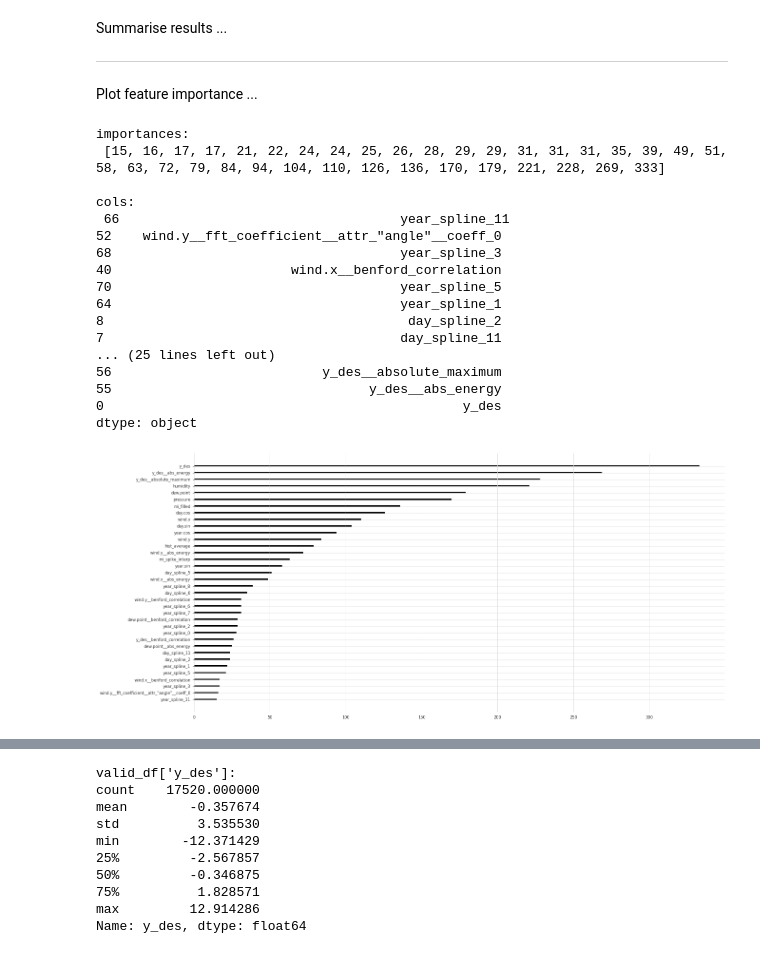
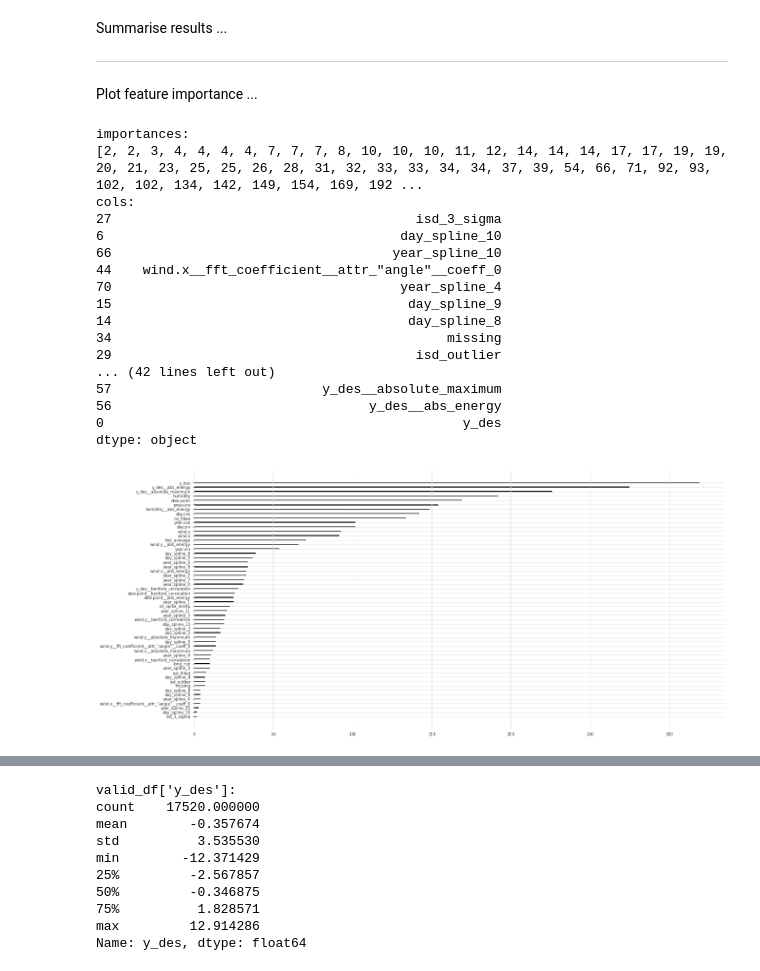
Before and after one commit to makeyourownmaker/CambridgeTemperatureNotebooks, a Jupyter notebook: notebooks/gradient_boosting.ipynb, the cells around one changed output, grey strips where cells are left out. Cells and saved outputs as stored; diff of their text form; code cells hidden in the pictures.

Commit message:
Computed absolute humidity and relative humidity - did not improve results :-(

```diff
--- a/notebooks/gradient_boosting.ipynb
+++ b/notebooks/gradient_boosting.ipynb
@@ -401,0 +392,33 @@ print(df['y_des'].corr(df['y_des__absolute_maximum']))
+# %%
+print('y dew.point:',                   df['y'].corr(df['dew.point']))
+print('y_des dew.point:',               df['y_des'].corr(df['dew.point']))
+print('y_des y_des__abs_energy:',       df['y_des'].corr(df['y_des__abs_energy']))
+print('y_des y_des__absolute_maximum:', df['y_des'].corr(df['y_des__absolute_maximum']))
+
+# From https://www.kaggle.com/code/davidbnn92/weather-data
+# compute relative humidity as ratio between actual vapour pressure (computed from dewpoint temperature)
+# and saturation vapour pressure (computed from temperature) (the constant 6.1121 cancels out)
+# df['rh'] = (np.exp((18.678*dewp)/(257.14+dewp))/np.exp((18.678*temp)/(257.14+temp)))
+df['rh'] = 100 * (np.exp((18.678 * df['dew.point']) / (257.14 + df['dew.point'])) / np.exp((18.678 * df['y']) / (257.14 + df['y'])))
+df.loc[df['rh'] > 100.0, 'rh'] = 100.0
+
+# From https://www.kaggle.com/code/davidbnn92/weather-data
+# calculate actual vapour pressure (in pascals)
+# then use it to compute absolute humidity from the gas law of vapour
+# (ah = mass / volume = pressure / (constant * temperature))
+#df = df.dropna()
+# df['ah'] = ((np.exp((18.678*dewp)/(257.14+dewp))) * 6.1121 * 100) / (461.5 * temp)
+#df['ah'] = ((np.exp((18.678 * df['dew.point']) / (257.14 + df['dew.point']))) * 6.1121 * 100) / (461.5 * df['y'])
+
+# From https://carnotcycle.wordpress.com/2012/08/04/how-to-convert-relative-humidity-to-absolute-humidity/
+# 6.112 × e^[(17.67 × T)/(T+243.5)] × rh × 2.1674 / (273.15+T)
+df['ah'] = 13.24715 * df['rh'] * (np.exp((17.67 * df['y']) / (243.5 + df['y']))) / (273.15 + df['y'])
+
+print('humidity ah:', df['humidity'].corr(df['ah']))
+print('humidity rh:', df['humidity'].corr(df['rh']))
+print('ah:', df['ah'].describe(), sep='\n')
+print('rh:', df['rh'].describe(), sep='\n')
+print('humidity:', df['humidity'].describe(), sep='\n')
+
+df.drop('ah', axis=1, inplace=True)
+df.drop('humidity', axis=1, inplace=True)
@@ -417,6 +458,12 @@ print(len(to_drop))
 
 # Drop features
 df.drop(to_drop, axis=1, inplace=True)
+
+
+df['humidity'] = 100 * (np.exp((18.678 * df['dew.point']) / (257.14 + df['dew.point'])) / np.exp((18.678 * df['y']) / (257.14 + df['y'])))
+df.loc[df['humidity'] > 100.0, 'humidity'] = 100.0
+df.loc[df['humidity'] <  20.0, 'humidity'] =  20.0
+
 print("df:", df.shape)
 # %% [output]
 to_drop:
@@ -724,48 +788,48 @@ def plot_importances(model, \
         col_names = pd.Series(data.columns.difference(exclude_cols))
 
     col_names = pd.concat([pd.Series([y_col]), col_names])
     col_names = col_names.reset_index(drop=True)
     #print("col_names:\n", col_names[col_indices])
 
     importances = sorted(model.model.feature_importances_)
-    importances = [i for i in importances if i >= 15]
+    importances = [i for i in importances if i >= 1]
     print("importances:", importances, sep="\n")
 
     cols = col_names[col_indices]
     cols = cols[-len(importances):]
     print("cols:", cols, sep='\n')
 
     plt.figure(figsize=(20, 10))
     plt.barh(width = importances,
              y = cols,
              height  = 0.25);
     #plt.figure(figsize=(20, 10));
 
 
 include_cols = ['humidity', 'dew.point', 'pressure', 'wind.x', 'wind.y',   \
                 'year.cos', 'year.sin', 'day.cos', 'day.sin', 'mi_filled', \
                 'hist_average']
 
 plot_importances(model, train_df)#, include_cols=include_cols)
 # %% [output]
 importances:
- [15, 16, 17, 17, 21, 22, 24, 24, 25, 26, 28, 29, 29, 31, 31, 31, 35, 39, 49, 51, 58, 63, 72, 79, 84, 94, 104, 110, 126, 136, 170, 179, 221, 228, 269, 333]
-
+[2, 2, 3, 4, 4, 4, 4, 7, 7, 7, 8, 10, 10, 10, 11, 12, 14, 14, 14, 17, 17, 19, 19, 20, 21, 23, 25, 25, 26, 28, 31, 32, 33, 33, 34, 34, 37, 39, 54, 66, 71, 92, 93, 102, 102, 134, 142, 149, 154, 169, 192 ...
 cols:
- 66                                    year_spline_11
-52    wind.y__fft_coefficient__attr_"angle"__coeff_0
-68                                     year_spline_3
-40                       wind.x__benford_correlation
-70                                     year_spline_5
-64                                     year_spline_1
-8                                       day_spline_2
-7                                      day_spline_11
-... (25 lines left out)
-56                           y_des__absolute_maximum
-55                                 y_des__abs_energy
+27                                       isd_3_sigma
+6                                      day_spline_10
+66                                    year_spline_10
+44    wind.x__fft_coefficient__attr_"angle"__coeff_0
+70                                     year_spline_4
+15                                      day_spline_9
+14                                      day_spline_8
+34                                           missing
+29                                       isd_outlier
+... (42 lines left out)
+57                           y_des__absolute_maximum
+56                                 y_des__abs_energy
 0                                              y_des
 dtype: object
-[figure, old version]
+[figure, new version]
 # %%
 data = train_df
 include_cols = None
```
Also changed, not shown: parts of 10 cells of this notebook.
